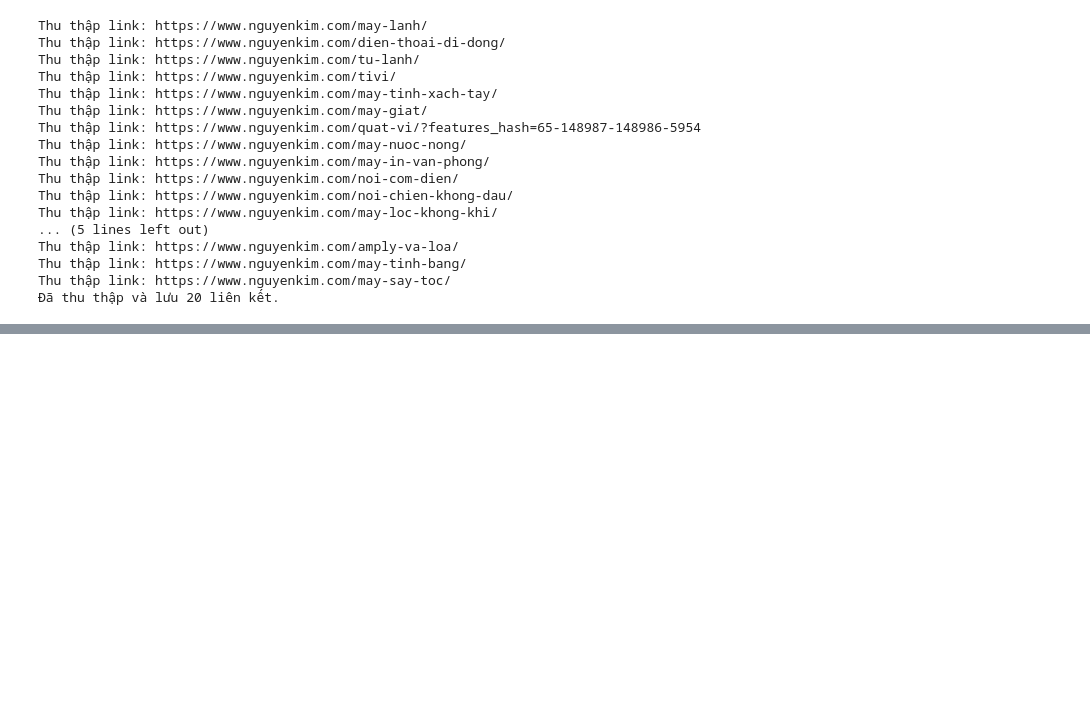
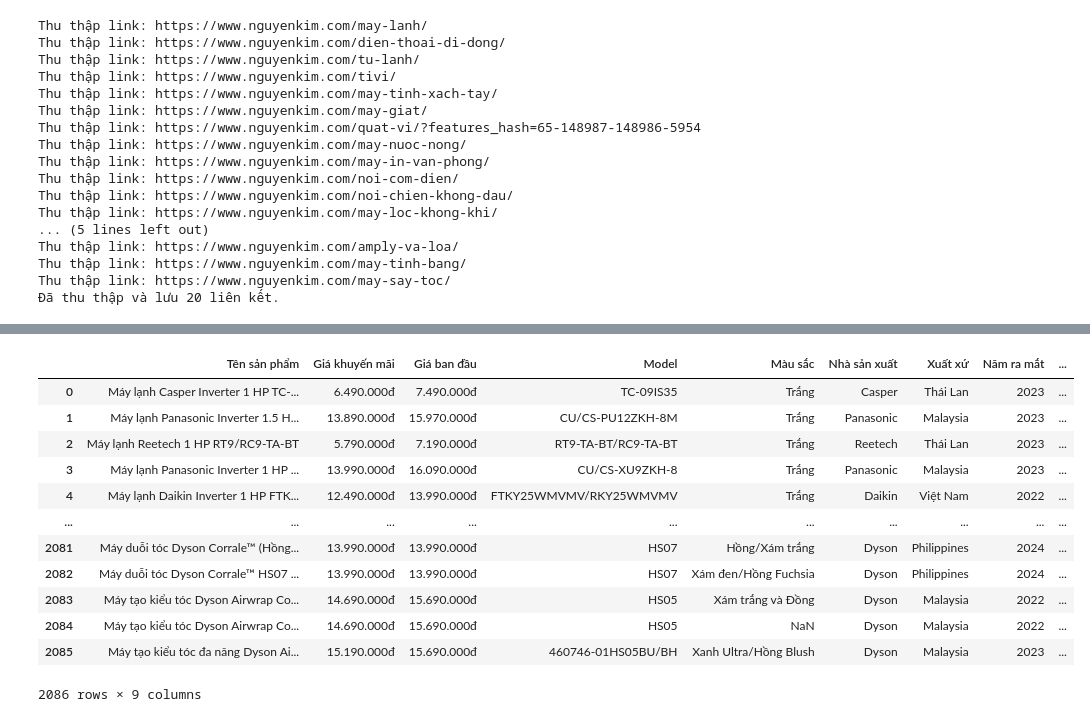
Before and after one commit to duykhoi5104/Learn-more-and-more, a Jupyter notebook: Do_an.ipynb, the cells around one changed output, grey strips where cells are left out. Saved outputs shown, nothing was run; the diff lists cells and outputs as text; code cells hidden in the pictures; blank space fills up the shorter version.

```diff
--- a/Do_an.ipynb
+++ b/Do_an.ipynb
@@ -461,5 +443,21 @@ data_df.to_excel("output.xlsx", index=False)
 # Đọc dữ liệu từ file excel
 data_df = pd.read_excel("output.xlsx")
+# %%
+data_df
+# %% [output]
+|  | Tên sản phẩm | Giá khuyến mãi | Giá ban đầu | Model | Màu sắc | Nhà sản xuất | Xuất xứ | Năm ra mắt | ... |
+| 0 | Máy lạnh Casper Inverter 1 HP TC-... | 6.490.000đ | 7.490.000đ | TC-09IS35 | Trắng | Casper | Thái Lan | 2023 | ... |
+| 1 | Máy lạnh Panasonic Inverter 1.5 H... | 13.890.000đ | 15.970.000đ | CU/CS-PU12ZKH-8M | Trắng | Panasonic | Malaysia | 2023 | ... |
+| 2 | Máy lạnh Reetech 1 HP RT9/RC9-TA-BT | 5.790.000đ | 7.190.000đ | RT9-TA-BT/RC9-TA-BT | Trắng | Reetech | Thái Lan | 2023 | ... |
+| 3 | Máy lạnh Panasonic Inverter 1 HP ... | 13.990.000đ | 16.090.000đ | CU/CS-XU9ZKH-8 | Trắng | Panasonic | Malaysia | 2023 | ... |
+| 4 | Máy lạnh Daikin Inverter 1 HP FTK... | 12.490.000đ | 13.990.000đ | FTKY25WMVMV/RKY25WMVMV | Trắng | Daikin | Việt Nam | 2022 | ... |
+| ... | ... | ... | ... | ... | ... | ... | ... | ... | ... |
+| 2081 | Máy duỗi tóc Dyson Corrale™ (Hồng... | 13.990.000đ | 13.990.000đ | HS07 | Hồng/Xám trắng | Dyson | Philippines | 2024 | ... |
+| 2082 | Máy duỗi tóc Dyson Corrale™ HS07 ... | 13.990.000đ | 13.990.000đ | HS07 | Xám đen/Hồng Fuchsia | Dyson | Philippines | 2024 | ... |
+| 2083 | Máy tạo kiểu tóc Dyson Airwrap Co... | 14.690.000đ | 15.690.000đ | HS05 | Xám trắng và Đồng | Dyson | Malaysia | 2022 | ... |
+| 2084 | Máy tạo kiểu tóc Dyson Airwrap Co... | 14.690.000đ | 15.690.000đ | HS05 | NaN | Dyson | Malaysia | 2022 | ... |
+| 2085 | Máy tạo kiểu tóc đa năng Dyson Ai... | 15.190.000đ | 15.690.000đ | 460746-01HS05BU/BH | Xanh Ultra/Hồng Blush | Dyson | Malaysia | 2023 | ... |
+2086 rows × 9 columns
 # %%
 # Danh sách danh mục sản phẩm
 categories = [
```
Also changed, not shown: parts of 38 cells of this notebook, 2 other files.
